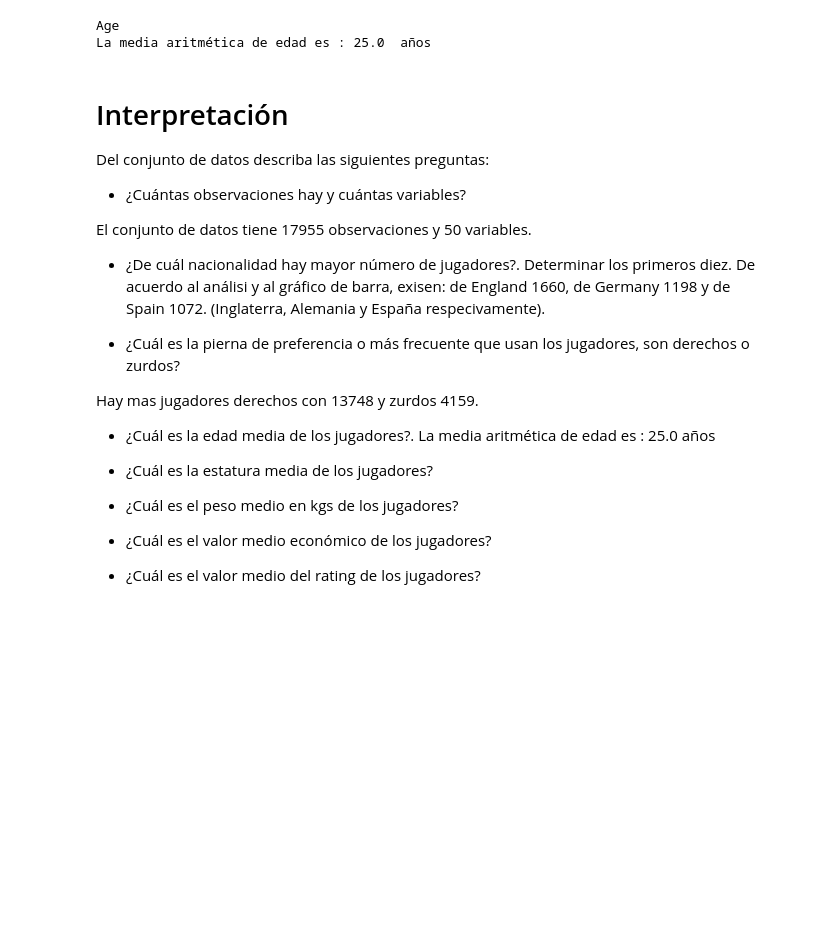
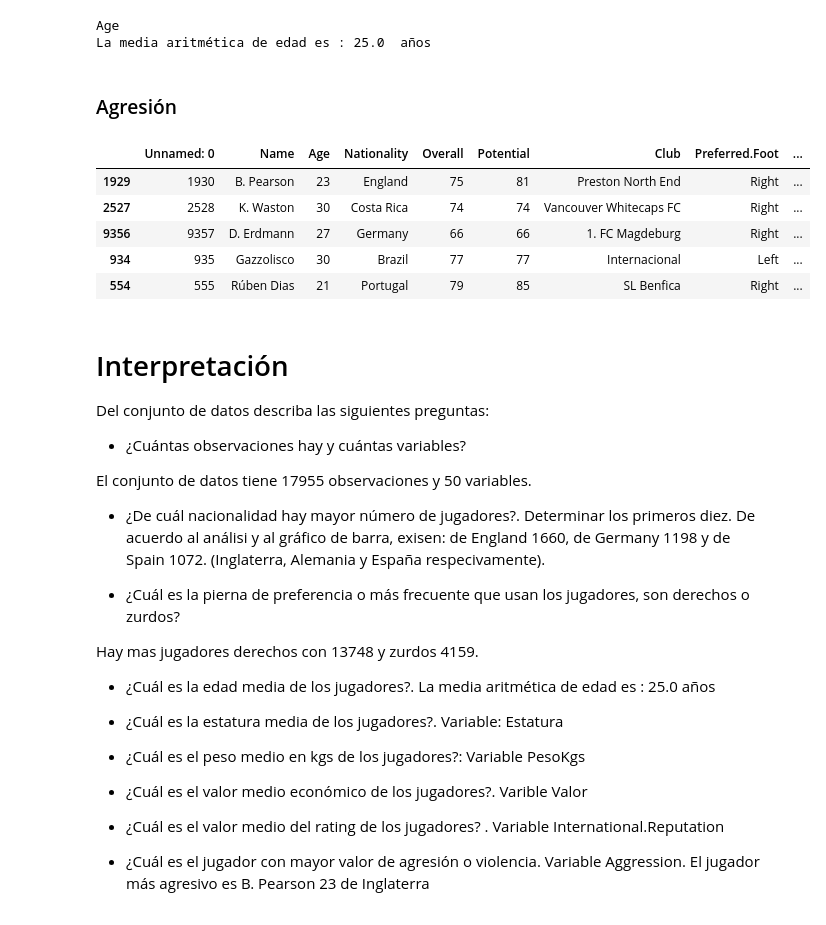
Before and after one commit to rpizarrog/Analisis-Inteligente-de-datos, a Jupyter notebook: Pyhton documentos/explorar_datos_FIFA.ipynb, the cells around one changed output. Drawn from its saved outputs; the diff is of its cells as text; code cells hidden in the pictures; blank space fills up the shorter version.

```diff
--- a/Pyhton documentos/explorar_datos_FIFA.ipynb
+++ b/Pyhton documentos/explorar_datos_FIFA.ipynb
@@ -214,6 +214,18 @@ print("La media aritmética de edad es :",round(datos['Age'].mean(),0), " años"
 # %% [output]
 Age
 La media aritmética de edad es : 25.0  años
+# %% [markdown]
+### Agresión
+# %%
+agresivos = datos.sort_values(['Aggression'], ascending=False)
+agresivos.head()
+# %% [output]
+|  | Unnamed: 0 | Name | Age | Nationality | Overall | Potential | Club | Preferred.Foot | ... |
+| 1929 | 1930 | B. Pearson | 23 | England | 75 | 81 | Preston North End | Right | ... |
+| 2527 | 2528 | K. Waston | 30 | Costa Rica | 74 | 74 | Vancouver Whitecaps FC | Right | ... |
+| 9356 | 9357 | D. Erdmann | 27 | Germany | 66 | 66 | 1. FC Magdeburg | Right | ... |
+| 934 | 935 | Gazzolisco | 30 | Brazil | 77 | 77 | Internacional | Left | ... |
+| 554 | 555 | Rúben Dias | 21 | Portugal | 79 | 85 | SL Benfica | Right | ... |
 # %% [markdown]
 # Interpretación
 
@@ -232,7 +244,8 @@ Hay mas jugadores derechos con 13748 y zurdos 4159.
 
 * ¿Cuál es la edad media de los jugadores?. La media aritmética de edad es : 25.0  años
 
-* ¿Cuál es la estatura media de los jugadores?
-* ¿Cuál es el peso medio en kgs de los jugadores?
-* ¿Cuál es el valor medio económico de los jugadores?
-* ¿Cuál es el valor medio del rating de los jugadores?
+* ¿Cuál es la estatura media de los jugadores?. Variable: Estatura
+* ¿Cuál es el peso medio en kgs de los jugadores?: Variable PesoKgs
+* ¿Cuál es el valor medio económico de los jugadores?. Varible Valor
+* ¿Cuál es el valor medio del rating de los jugadores? . Variable International.Reputation
+* ¿Cuál es el jugador con mayor valor de agresión o violencia. Variable Aggression. El jugador más agresivo es B. Pearson	23	de Inglaterra
```
